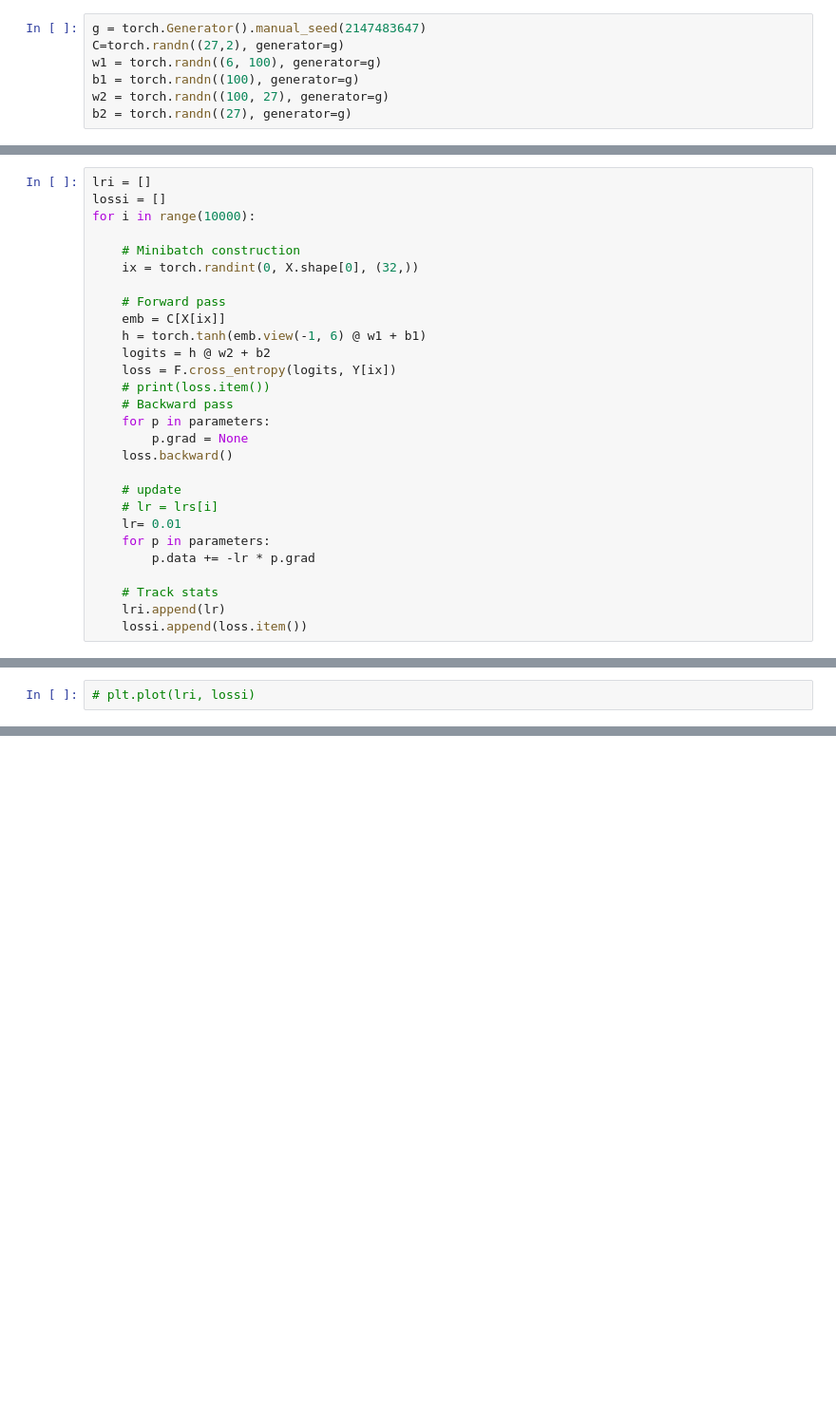
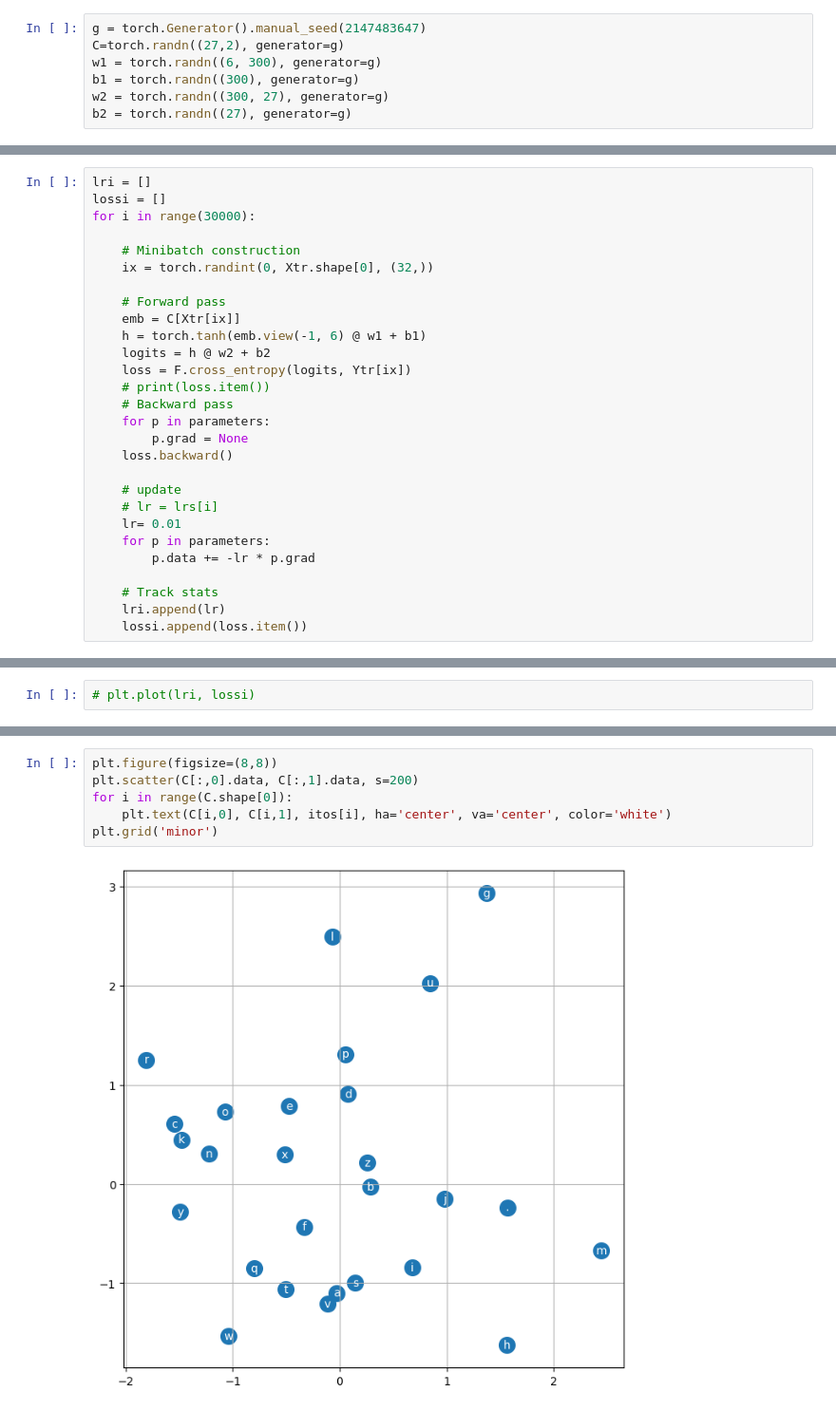
Before and after one commit to ShlokPunekar/Neural-Net-projects, a Jupyter notebook: MakeMore/MakeMore2.ipynb, the cells around one changed output, grey strips where cells are left out. Shown: that part at 95% size. Drawn from its saved outputs; the diff is of its cells as text; blank space fills up the shorter version.

```diff
--- a/MakeMore/MakeMore2.ipynb
+++ b/MakeMore/MakeMore2.ipynb
@@ -60,9 +90,9 @@ X.shape, Y.shape
 # %%
 g = torch.Generator().manual_seed(2147483647)
 C=torch.randn((27,2), generator=g)
-w1 = torch.randn((6, 100), generator=g)
-b1 = torch.randn((100), generator=g)
-w2 = torch.randn((100, 27), generator=g)
+w1 = torch.randn((6, 300), generator=g)
+b1 = torch.randn((300), generator=g)
+w2 = torch.randn((300, 27), generator=g)
 b2 = torch.randn((27), generator=g)
 # %%
 parameters = [w1,b1,w2,b2]
@@ -78,16 +108,16 @@ lrs = 10**lre # learning rates
 # %%
 lri = []
 lossi = []
-for i in range(10000):
+for i in range(30000):
 
     # Minibatch construction
-    ix = torch.randint(0, X.shape[0], (32,))
+    ix = torch.randint(0, Xtr.shape[0], (32,))
 
     # Forward pass
-    emb = C[X[ix]]
+    emb = C[Xtr[ix]]
     h = torch.tanh(emb.view(-1, 6) @ w1 + b1)
     logits = h @ w2 + b2
-    loss = F.cross_entropy(logits, Y[ix])
+    loss = F.cross_entropy(logits, Ytr[ix])
     # print(loss.item())
     # Backward pass
     for p in parameters:
@@ -115,0 +150,8 @@ loss.item()
+# %%
+plt.figure(figsize=(8,8))
+plt.scatter(C[:,0].data, C[:,1].data, s=200)
+for i in range(C.shape[0]):
+    plt.text(C[i,0], C[i,1], itos[i], ha='center', va='center', color='white')
+plt.grid('minor')
+# %% [output]
+[figure, added]
```
Also changed, not shown: parts of 6 cells of this notebook, 2 other files.
